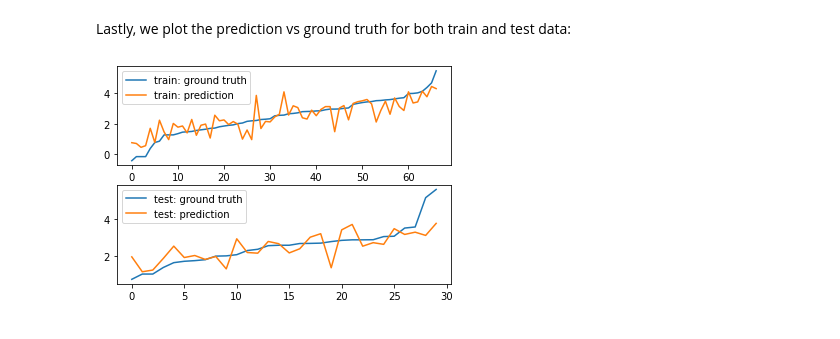
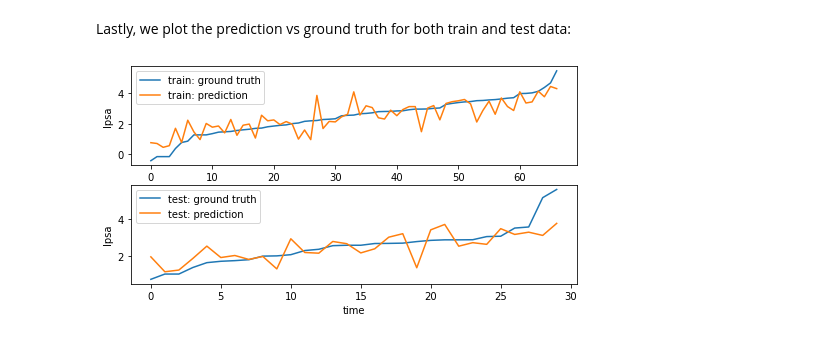
Before and after one commit to abkoesdw/The-Elements-of-Statistical-Learning-Python-Codes, a Jupyter notebook: esl/Chapter 03 - Linear Methods for Regression/3.2.1 Example - Prostate Cancer.ipynb, the cells around one changed output. Cells and saved outputs as stored; diff of their text form; code cells hidden in the pictures.

```diff
--- a/esl/Chapter 03 - Linear Methods for Regression/3.2.1 Example - Prostate Cancer.ipynb
+++ b/esl/Chapter 03 - Linear Methods for Regression/3.2.1 Example - Prostate Cancer.ipynb
@@ -365,14 +365,19 @@ The error is reduced by 50.7%
 # %% [markdown]
 Lastly, we plot the prediction vs ground truth for both train and test data:
 # %%
+plt.figure(figsize=(8, 4))
 plt.subplot(2, 1, 1)
 plt.plot(y_train, label='train: ground truth')
 plt.plot(y_train_hat, label='train: prediction')
+plt.xlabel('time')
+plt.ylabel('lpsa')
 plt.legend()
 plt.subplot(2, 1, 2)
 plt.plot(y_test, label='test: ground truth')
 plt.plot(y_test_hat, label='test: prediction')
+plt.xlabel('time')
+plt.ylabel('lpsa')
 plt.legend()
 plt.show()
 # %% [output]
-[figure, old version]
+[figure, new version]
```
Also changed, not shown: parts of 3 cells of this notebook, 1 other file.
